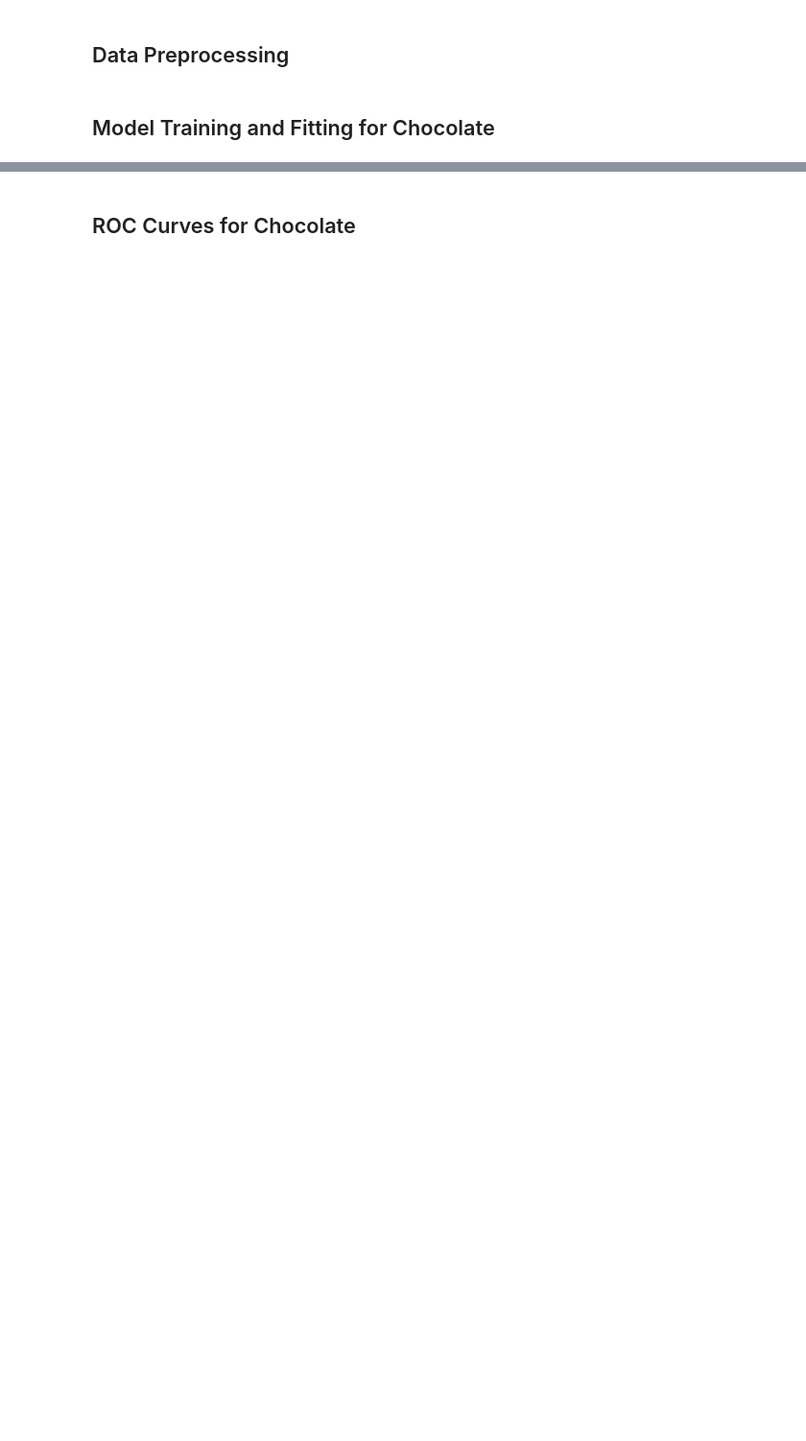
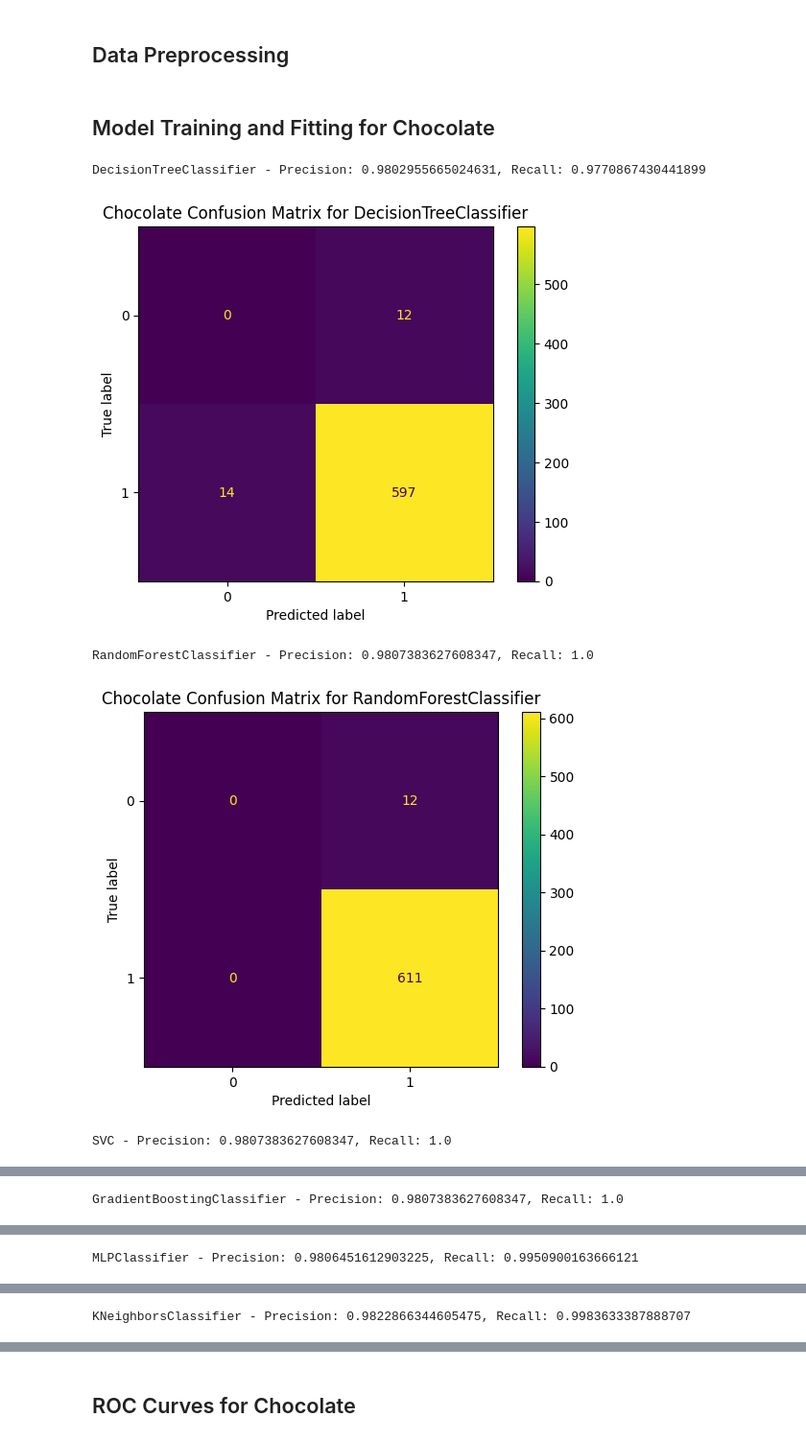
Before and after one commit to Harsheys21/Drug-Use-Prediction, a Jupyter notebook: Drug_Use_Prediction.ipynb, the cells around one changed output, grey strips where cells are left out. Shown at 96% size. Drawn from its saved outputs; the diff is of its cells as text; code cells hidden in the pictures; blank space fills up the shorter version.

```diff
--- a/Drug_Use_Prediction.ipynb
+++ b/Drug_Use_Prediction.ipynb
@@ -85,65 +90,58 @@ X_mushroom_train, X_mushroom_test, y_mushroom_train, y_mushroom_test = train_tes
 # print(X_choco_test.shape)
 # print("Y choco test")
 # print(y_choco_test.shape)
+# %%
+# model eval function
+def evaluate_model(type, model, X_train, y_train, X_test, y_test):
+    model.fit(X_train, y_train)
+    y_pred = model.predict(X_test)
+
+    precision = precision_score(y_test, y_pred)
+    recall = recall_score(y_test, y_pred)
+
+    print(f"{model.__class__.__name__} - Precision: {precision}, Recall: {recall}")
+    cm = confusion_matrix(y_test, y_pred)
+    disp = ConfusionMatrixDisplay(confusion_matrix=cm)
+    fig, ax = plt.subplots()
+    disp.plot(ax=ax)
+    ax.set_title(f"{type} Confusion Matrix for {model.__class__.__name__}")
+    plt.show()
+
+    return y_pred
 # %% [markdown]
 ## Model Training and Fitting for Chocolate
 # %%
 # Single Decision Tree
 choco_tree = tree.DecisionTreeClassifier(random_state=42)
-choco_tree.fit(X_choco_train, y_choco_train)
-y_tree_choco_pred = choco_tree.predict(X_choco_test)
+y_tree_choco_pred = evaluate_model("Chocolate", choco_tree, X_choco_train, y_choco_train, X_choco_test, y_choco_test)
 
-cm = confusion_matrix(y_choco_test, y_tree_choco_pred, labels=choco_tree.classes_)
-disp = ConfusionMatrixDisplay(confusion_matrix=cm,display_labels=choco_tree.classes_)
-disp.plot()
-plt.show()
 
 # Random Forest Learner
 choco_random_forest = RandomForestClassifier(random_state=42)
-choco_random_forest.fit(X_choco_train, y_choco_train)
-y_random_forest_choco_pred = choco_random_forest.predict(X_choco_test)
+y_random_forest_choco_pred = evaluate_model("Chocolate", choco_random_forest, X_choco_train, y_choco_train, X_choco_test, y_choco_test)
 
-cm = confusion_matrix(y_choco_test, y_random_forest_choco_pred, labels=choco_random_forest.classes_)
-disp = ConfusionMatrixDisplay(confusion_matrix=cm,display_labels=choco_random_forest.classes_)
-disp.plot()
-plt.show()
 
 # SVM (Support Vector Machine)
 choco_svm = svm.SVC(random_state=42, probability=True)
-choco_svm.fit(X_choco_train, y_choco_train)
-y_svm_choco_pred = choco_svm.predict(X_choco_test)
+y_svm_choco_pred = evaluate_model("Chocolate", choco_svm, X_choco_train, y_choco_train, X_choco_test, y_choco_test)
 
-cm = confusion_matrix(y_choco_test, y_svm_choco_pred, labels=choco_svm.classes_)
-disp = ConfusionMatrixDisplay(confusion_matrix=cm,display_labels=choco_svm.classes_)
-disp.plot()
-plt.show()
 
 # Gradient Boosting Ensemble
 choco_gb = GradientBoostingClassifier(n_estimators=100, learning_rate=1.0, max_depth=1, random_state=0)
-choco_gb.fit(X_choco_train, y_choco_train)
-y_gb_choco_pred = choco_gb.predict(X_choco_test)
+y_gb_choco_pred = evaluate_model("Chocolate", choco_gb, X_choco_train, y_choco_train, X_choco_test, y_choco_test)
 
-cm = confusion_matrix(y_choco_test, y_gb_choco_pred, labels=choco_gb.classes_)
-disp = ConfusionMatrixDisplay(confusion_matrix=cm,display_labels=choco_gb.classes_)
-disp.plot()
-plt.show()
 
 # Multi-Layer Perceptron
 choco_mlp = MLPClassifier(random_state=1, max_iter=500)
-choco_mlp.fit(X_choco_train, y_choco_train)
-y_mlp_choco_pred = choco_mlp.predict(X_choco_test)
+y_mlp_choco_pred = evaluate_model("Chocolate", choco_mlp, X_choco_train, y_choco_train, X_choco_test, y_choco_test)
 
-cm = confusion_matrix(y_choco_test, y_mlp_choco_pred, labels=choco_mlp.classes_)
-disp = ConfusionMatrixDisplay(confusion_matrix=cm,display_labels=choco_mlp.classes_)
-disp.plot()
-plt.show()
 
 # K-Nearest Neighbors
 choco_knn = KNeighborsClassifier(n_neighbors=3)
-choco_knn.fit(X_choco_train, y_choco_train)
-y_knn_choco_pred = choco_knn.predict(X_choco_test)
-
-cm = confusion_matrix(y_choco_test, y_knn_choco_pred, labels=choco_knn.classes_)
-disp = ConfusionMatrixDisplay(confusion_matrix=cm,display_labels=choco_knn.classes_)
-disp.plot()
-plt.show()
+y_knn_choco_pred = evaluate_model("Chocolate", choco_knn, X_choco_train, y_choco_train, X_choco_test, y_choco_test)
+# %% [output]
+DecisionTreeClassifier - Precision: 0.9802955665024631, Recall: 0.9770867430441899
+[figure, added]
+RandomForestClassifier - Precision: 0.9807383627608347, Recall: 1.0
+[figure, added]
+SVC - Precision: 0.9807383627608347, Recall: 1.0
@@ -149,0 +149 @@ plt.show()
+GradientBoostingClassifier - Precision: 0.9807383627608347, Recall: 1.0
@@ -149,0 +151 @@ plt.show()
+MLPClassifier - Precision: 0.9806451612903225, Recall: 0.9950900163666121
@@ -149,0 +153 @@ plt.show()
+KNeighborsClassifier - Precision: 0.9822866344605475, Recall: 0.9983633387888707
```
Also changed, not shown: parts of 43 cells of this notebook, 2 other files.
